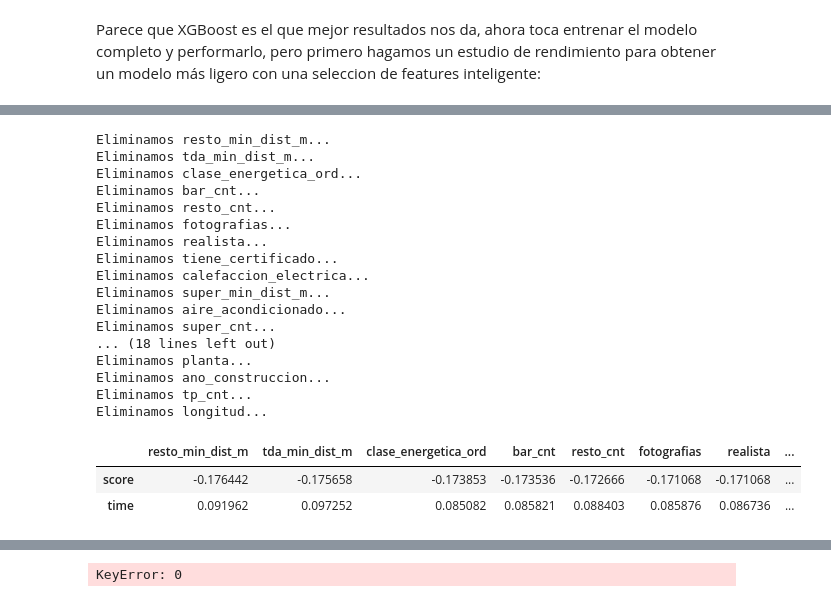
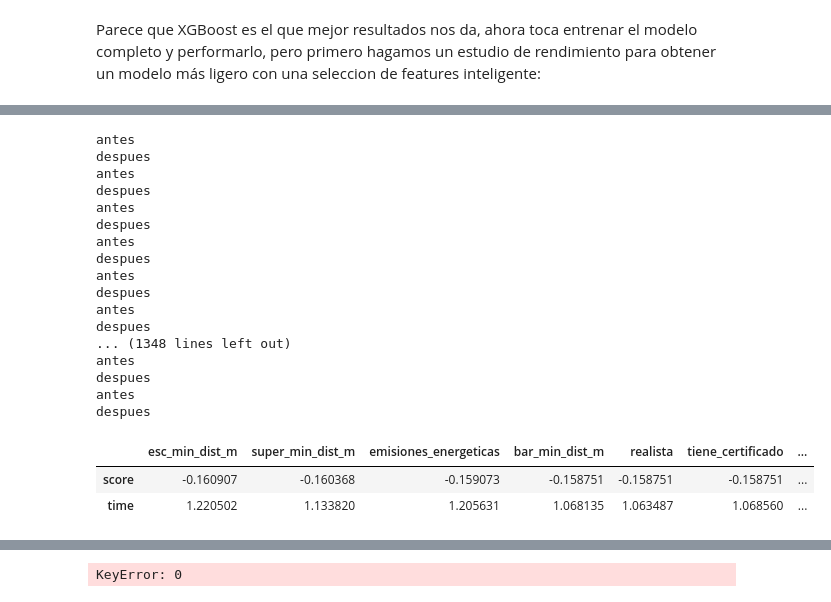
Before and after one commit to mrosm-dev/ML_Prediccion_Precio_Vivienda_Madrid, a Jupyter notebook: src/cajon_basura/notebook_pipeline -Mili-Pedro.ipynb, the cells around one changed output, grey strips where cells are left out. Drawn from its saved outputs; the diff is of its cells as text; code cells hidden in the pictures.

```diff
--- a/src/cajon_basura/notebook_pipeline -Mili-Pedro.ipynb
+++ b/src/cajon_basura/notebook_pipeline -Mili-Pedro.ipynb
@@ -173,7 +158,7 @@ preprocess = ColumnTransformer(
         ]), cat_sel),
     ],
     remainder='drop',
-).set_output(transform="pandas")
+).set_output(transform='pandas')
 
 preprocess_scale = ColumnTransformer(
     transformers=[
@@ -189,7 +174,7 @@ preprocess_scale = ColumnTransformer(
 
     ],
     remainder='drop'
-).set_output(transform="pandas")
+).set_output(transform='pandas')
 
-preprocess.fit_transform(X_train_limpio1)
+preprocess.fit_transform(X_train_limpio)
 # %% [output]
@@ -695,13 +692,14 @@ CatBoost optimizado me da un error en el test de 78.892
 # %% [markdown]
 Parece que XGBoost es el que mejor resultados nos da, ahora toca entrenar el modelo completo y performarlo, pero primero hagamos un estudio de rendimiento para obtener un modelo más ligero con una seleccion de features inteligente:
 # %%
-xgb_base = XGBRegressor(random_state=42, objective='reg:absoluteerror', n_jobs=-1)
 pipe_preprocess = Pipeline(steps=[('features', pipe_features)])
 
 X_preprocessed = pipe_preprocess.fit_transform(X)
 
 xgb_base = XGBRegressor(random_state=42, objective='reg:absoluteerror', n_jobs=-1)
 pipe_xgb = Pipeline(steps=[('preprocess', preprocess), ('model', xgb_base)])
+
+pipe_xgb.set_params(**best_params_xgb)
 
 pipe_xgb_log = TransformedTargetRegressor(regressor=pipe_xgb, func=np.log1p, inverse_func=np.expm1)
 
@@ -743,25 +715,0 @@ pd.DataFrame({'columna': lista_col, 'score': score, 'time': train_time}).sort_va
-# %%
-X_preprocessed = X_preprocessed.drop(columns='resto_min_dist_m')
-
-lista_col = []
-train_time = []
-score = []
-
-xgb_base = XGBRegressor(random_state=42, objective='reg:absoluteerror', n_jobs=-1)
-pipe_xgb = Pipeline(steps=[('preprocess', preprocess), ('model', xgb_base)])
-
-pipe_xgb_log = TransformedTargetRegressor(regressor=pipe_xgb, func=np.log1p, inverse_func=np.expm1)
-
-for col in X_preprocessed.columns:
-
-    lista_col.append(col)
-    X_opt = X_preprocessed.drop(columns=col)
-
-    start = time()
-    pipe_xgb_log.fit(X_opt, y)
-    train_time.append(time() - start)
-
-    score.append(cross_val_score(pipe_xgb_log, X_opt, y, cv=5, scoring="neg_mean_absolute_percentage_error", n_jobs=-1).mean())
-
-
-pd.DataFrame({'columna': lista_col, 'score': score, 'time': train_time}).sort_values('score', ascending=False).iloc[0]
@@ -792,51 +722,53 @@ def performar_tiempo(X, col=None):
     lista_col = []
     train_time = []
     score = []
 
     xgb_base = XGBRegressor(random_state=42, objective='reg:absoluteerror', n_jobs=-1)
     pipe_xgb = Pipeline(steps=[('preprocess', preprocess), ('model', xgb_base)])
-
+    pipe_xgb.set_params(**best_params_xgb)
     pipe_xgb_log = TransformedTargetRegressor(regressor=pipe_xgb, func=np.log1p, inverse_func=np.expm1)
 
     for col in X.columns:
 
         lista_col.append(col)
         X_menos = X.drop(columns=col)
 
         start = time()
         pipe_xgb_log.fit(X_menos, y)
+        print('antes')
         train_time.append(time() - start)
 
         score.append(cross_val_score(pipe_xgb_log, X_menos, y, cv=5, scoring="neg_mean_absolute_percentage_error", n_jobs=-1).mean())
+        print('despues')
 
     resultados = pd.DataFrame({'columna': lista_col, 'score': score, 'time': train_time}).set_index('columna').sort_values('score', ascending=False).iloc[0]
 
     if len(X.columns) > 2:
         print(f'Eliminamos {resultados.name}...')
         resultados = pd.concat([resultados, performar_tiempo(X, col=resultados.name)], axis=1)
 
     return resultados
 
 resultados_funcion = performar_tiempo(X_preprocessed)
 resultados_funcion
 # %% [output]
-Eliminamos resto_min_dist_m...
-Eliminamos tda_min_dist_m...
-Eliminamos clase_energetica_ord...
-Eliminamos bar_cnt...
-Eliminamos resto_cnt...
-Eliminamos fotografias...
-Eliminamos realista...
-Eliminamos tiene_certificado...
-Eliminamos calefaccion_electrica...
-Eliminamos super_min_dist_m...
-Eliminamos aire_acondicionado...
-Eliminamos super_cnt...
-... (18 lines left out)
-Eliminamos planta...
-Eliminamos ano_construccion...
-Eliminamos tp_cnt...
-Eliminamos longitud...
+antes
+despues
+antes
+despues
+antes
+despues
+antes
+despues
+antes
+despues
+antes
+despues
+... (1348 lines left out)
+antes
+despues
+antes
+despues
-|  | resto_min_dist_m | tda_min_dist_m | clase_energetica_ord | bar_cnt | resto_cnt | fotografias | realista | ... |
-| score | -0.176442 | -0.175658 | -0.173853 | -0.173536 | -0.172666 | -0.171068 | -0.171068 | ... |
-| time | 0.091962 | 0.097252 | 0.085082 | 0.085821 | 0.088403 | 0.085876 | 0.086736 | ... |
+|  | esc_min_dist_m | super_min_dist_m | emisiones_energeticas | bar_min_dist_m | realista | tiene_certificado | ... |
+| score | -0.160907 | -0.160368 | -0.159073 | -0.158751 | -0.158751 | -0.158751 | ... |
+| time | 1.220502 | 1.133820 | 1.205631 | 1.068135 | 1.063487 | 1.068560 | ... |
```
Also changed, not shown: parts of 29 cells of this notebook, 15 other files.
